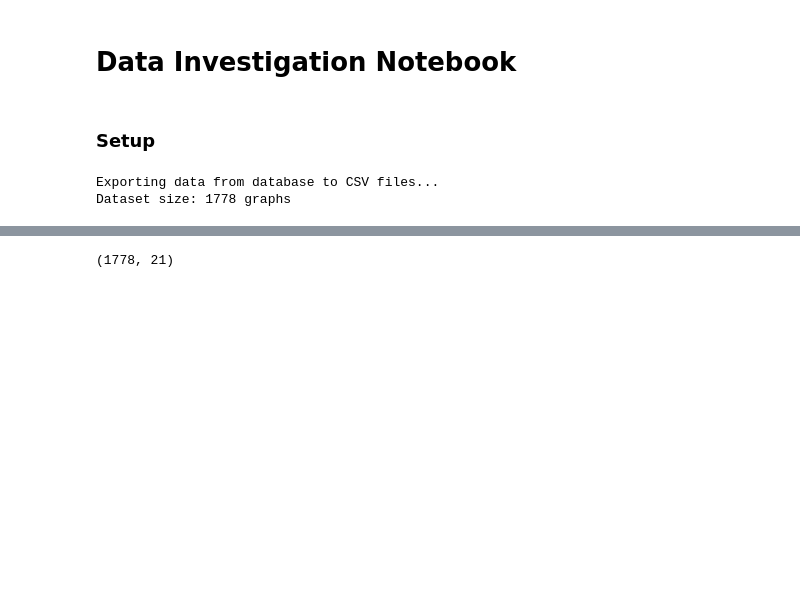
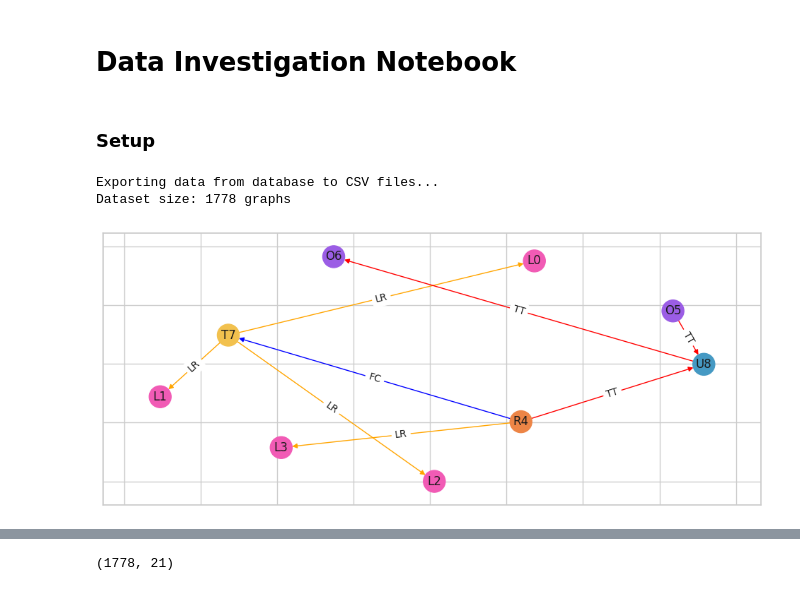
Before and after one commit to BridgeSentry/BridgeSentry, a Jupyter notebook: notebooks/data_debugging.ipynb, the cells around one changed output, grey strips where cells are left out. Saved outputs shown, nothing was run; the diff lists cells and outputs as text; code cells hidden in the pictures; blank space fills up the shorter version.

Commit message:
feat: add ability to get tx graph by hash

```diff
--- a/notebooks/data_debugging.ipynb
+++ b/notebooks/data_debugging.ipynb
@@ -28,3 +28,14 @@ print(f"Dataset size: {len(dataset)} graphs")
 # %% [output]
 Exporting data from database to CSV files...
 Dataset size: 1778 graphs
+# %%
+from dataset_generator.visualizer import visualize_graph
+
+# Ronin Bridge Attack
+x = "0x2619570088683e6cc3a38d93c3d98899e5783864e15525d5f5810c11189ba6cb"  # Replace with an actual transaction hash from the dataset
+graph = dataset.get_by_tx_hash(x)
+
+# Visualize the graph
+visualize_graph(graph)
+# %% [output]
+[figure, added]
```
Also changed, not shown: parts of 5 cells of this notebook, 2 other files.
